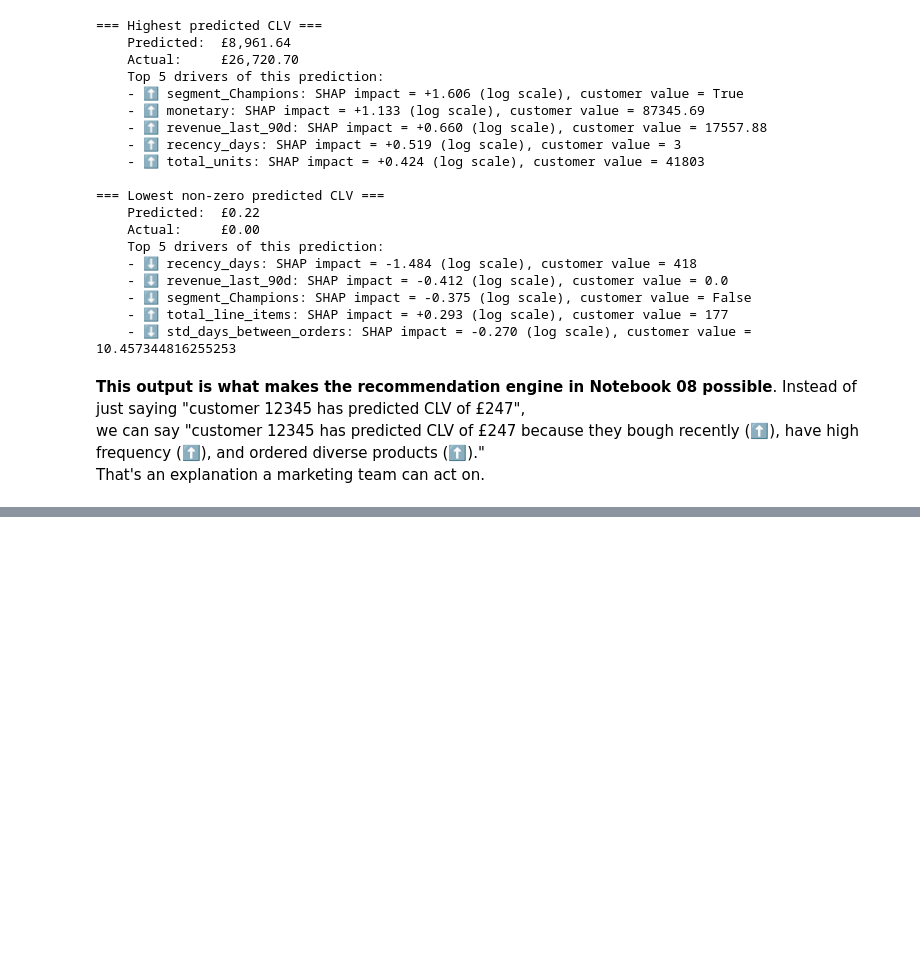
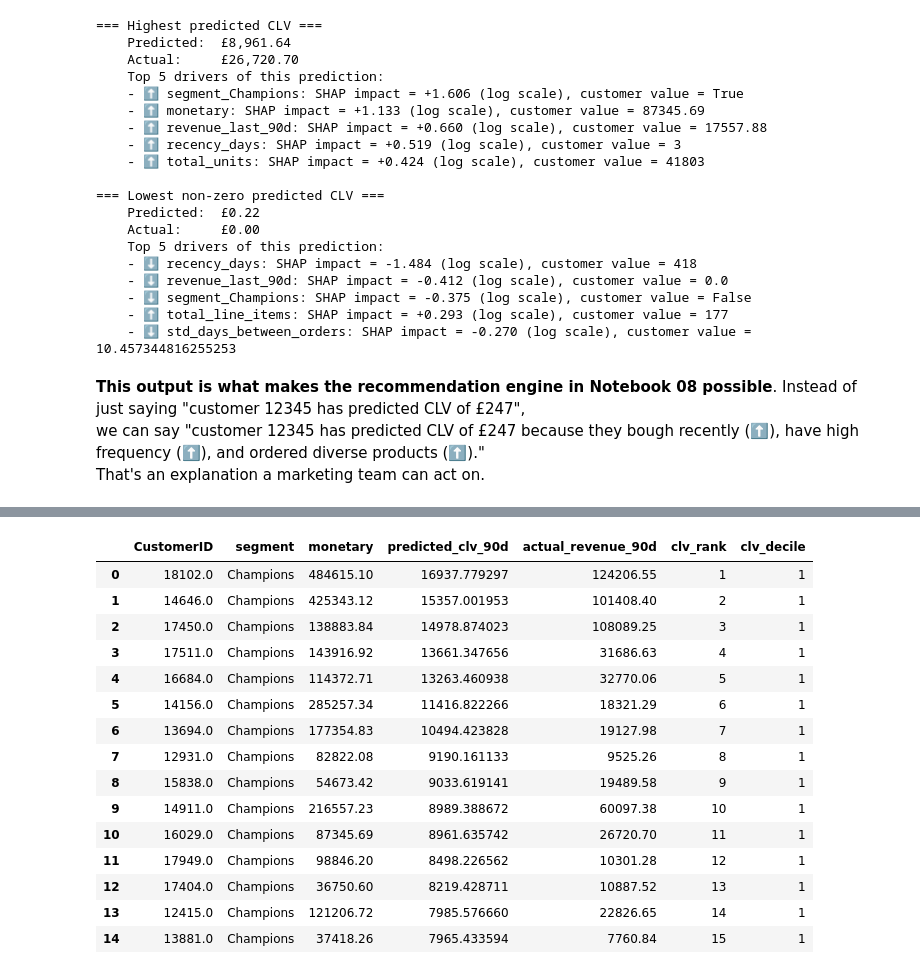
Before and after one commit to JomarHAN/ML-UCI-Online-Retail-II, a Jupyter notebook: notebooks/05_clv_prediction.ipynb, the cells around one changed output, grey strips where cells are left out. Drawn from its saved outputs; the diff is of its cells as text; code cells hidden in the pictures; blank space fills up the shorter version.

Commit message:
11. Generate predictions for ALL customers and save

```diff
--- a/notebooks/05_clv_prediction.ipynb
+++ b/notebooks/05_clv_prediction.ipynb
@@ -437,0 +442,21 @@ That's an explanation a marketing team can act on.
+# %%
+y_all_pred_log = model.predict(X)
+y_all_pred = np.clip(np.expm1(y_all_pred_log), 0, None)
+
+predictions = pd.DataFrame({
+    'CustomerID': df['CustomerID'].values,
+    'segment': df['segment'].values,
+    'monetary': df['monetary'].values,
+    'predicted_clv_90d': y_all_pred,
+    'actual_revenue_90d': y.values,
+})
+predictions = predictions.sort_values('predicted_clv_90d', ascending=False).reset_index(drop=True)
+predictions['clv_rank'] = predictions.index + 1
+predictions['clv_decile'] = pd.qcut(predictions['predicted_clv_90d'].rank(method='first'), 10, labels=list(range(10, 0, -1))).astype(int)
+
+print('Predicted CLV by segment (descending):')
+predictions.groupby('segment').agg(
+    customers=('CustomerID', 'count'),
+    avg_predicted_clv=('predicted_clv_90d', 'mean'),
+    total_predicted_clv=('predicted_clv_90d', 'sum')
+).sort_values('total_predicted_clv', ascending=False).round(2)
@@ -437,0 +476,19 @@ That's an explanation a marketing team can act on.
+# %%
+predictions.head(15)
+# %% [output]
+|  | CustomerID | segment | monetary | predicted_clv_90d | actual_revenue_90d | clv_rank | clv_decile |
+| 0 | 18102.0 | Champions | 484615.10 | 16937.779297 | 124206.55 | 1 | 1 |
+| 1 | 14646.0 | Champions | 425343.12 | 15357.001953 | 101408.40 | 2 | 1 |
+| 2 | 17450.0 | Champions | 138883.84 | 14978.874023 | 108089.25 | 3 | 1 |
+| 3 | 17511.0 | Champions | 143916.92 | 13661.347656 | 31686.63 | 4 | 1 |
+| 4 | 16684.0 | Champions | 114372.71 | 13263.460938 | 32770.06 | 5 | 1 |
+| 5 | 14156.0 | Champions | 285257.34 | 11416.822266 | 18321.29 | 6 | 1 |
+| 6 | 13694.0 | Champions | 177354.83 | 10494.423828 | 19127.98 | 7 | 1 |
+| 7 | 12931.0 | Champions | 82822.08 | 9190.161133 | 9525.26 | 8 | 1 |
+| 8 | 15838.0 | Champions | 54673.42 | 9033.619141 | 19489.58 | 9 | 1 |
+| 9 | 14911.0 | Champions | 216557.23 | 8989.388672 | 60097.38 | 10 | 1 |
+| 10 | 16029.0 | Champions | 87345.69 | 8961.635742 | 26720.70 | 11 | 1 |
+| 11 | 17949.0 | Champions | 98846.20 | 8498.226562 | 10301.28 | 12 | 1 |
+| 12 | 17404.0 | Champions | 36750.60 | 8219.428711 | 10887.52 | 13 | 1 |
+| 13 | 12415.0 | Champions | 121206.72 | 7985.576660 | 22826.65 | 14 | 1 |
+| 14 | 13881.0 | Champions | 37418.26 | 7965.433594 | 7760.84 | 15 | 1 |
```
Also changed, not shown: parts of 2 cells of this notebook.
